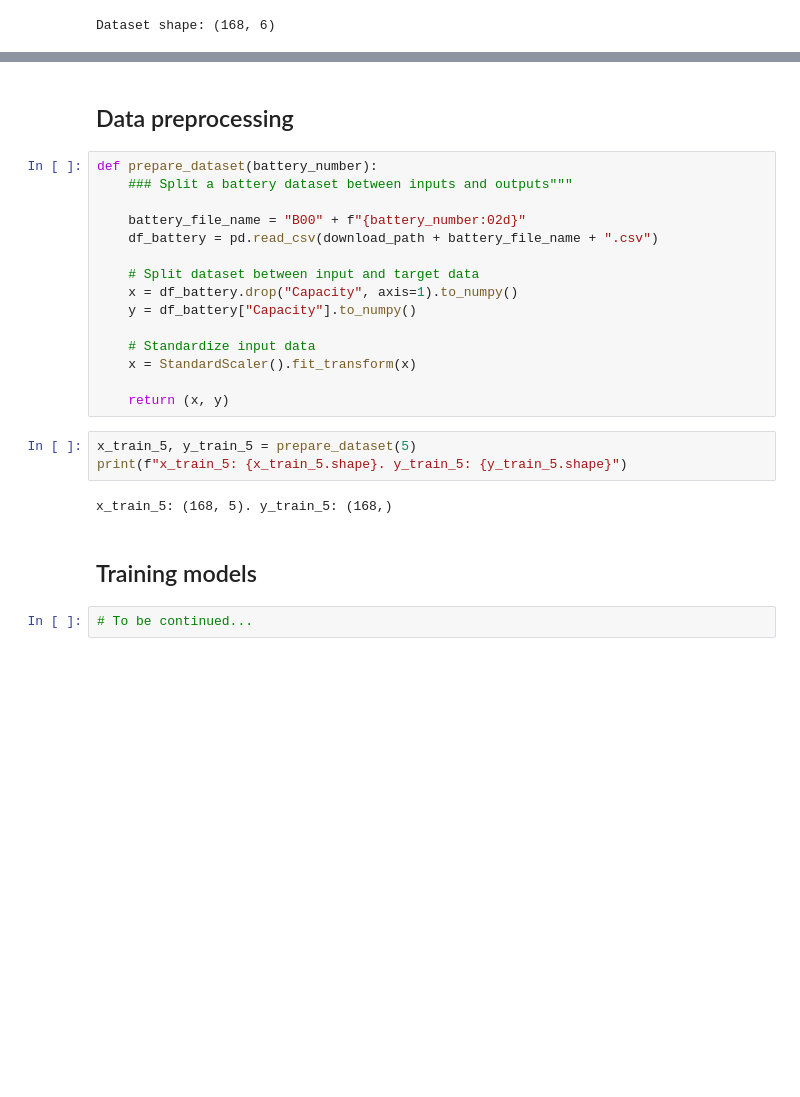
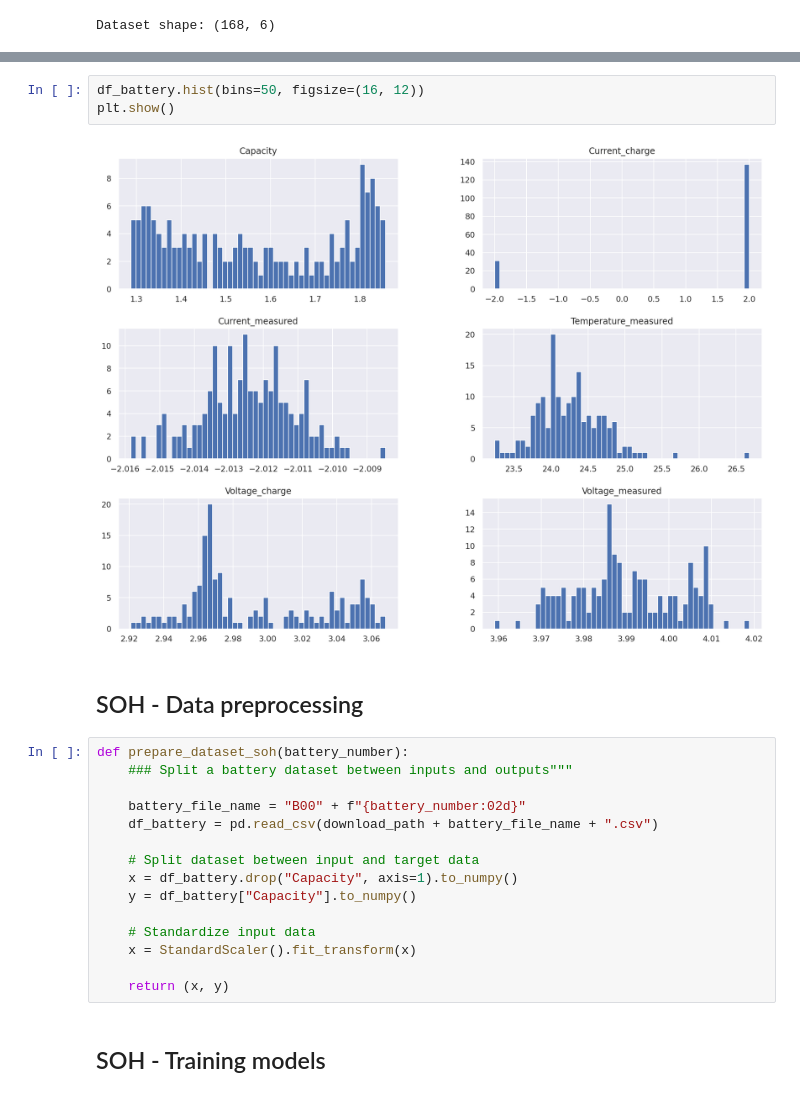
Before and after one commit to ensc-fc/saft2020, a Jupyter notebook: battery_prognosis/ames_battery_prognosis.ipynb, the cells around one changed output, grey strips where cells are left out. Drawn from its saved outputs; the diff is of its cells as text; blank space fills up the shorter version.

```diff
--- a/battery_prognosis/ames_battery_prognosis.ipynb
+++ b/battery_prognosis/ames_battery_prognosis.ipynb
@@ -304,7 +360,12 @@ Dataset shape: (168, 6)
+# %%
+df_battery.hist(bins=50, figsize=(16, 12))
+plt.show()
+# %% [output]
+[figure, added]
 # %% [markdown]
-## Data preprocessing
+## SOH - Data preprocessing
 # %%
-def prepare_dataset(battery_number):
+def prepare_dataset_soh(battery_number):
     ### Split a battery dataset between inputs and outputs"""
 
     battery_file_name = "B00" + f"{battery_number:02d}"
@@ -318,12 +379,5 @@ def prepare_dataset(battery_number):
     x = StandardScaler().fit_transform(x)
 
     return (x, y)
-# %%
-x_train_5, y_train_5 = prepare_dataset(5)
-print(f"x_train_5: {x_train_5.shape}. y_train_5: {y_train_5.shape}")
-# %% [output]
-x_train_5: (168, 5). y_train_5: (168,)
 # %% [markdown]
-## Training models
+## SOH - Training models
-# %%
-# To be continued...
```
Also changed, not shown: parts of 27 cells of this notebook.
